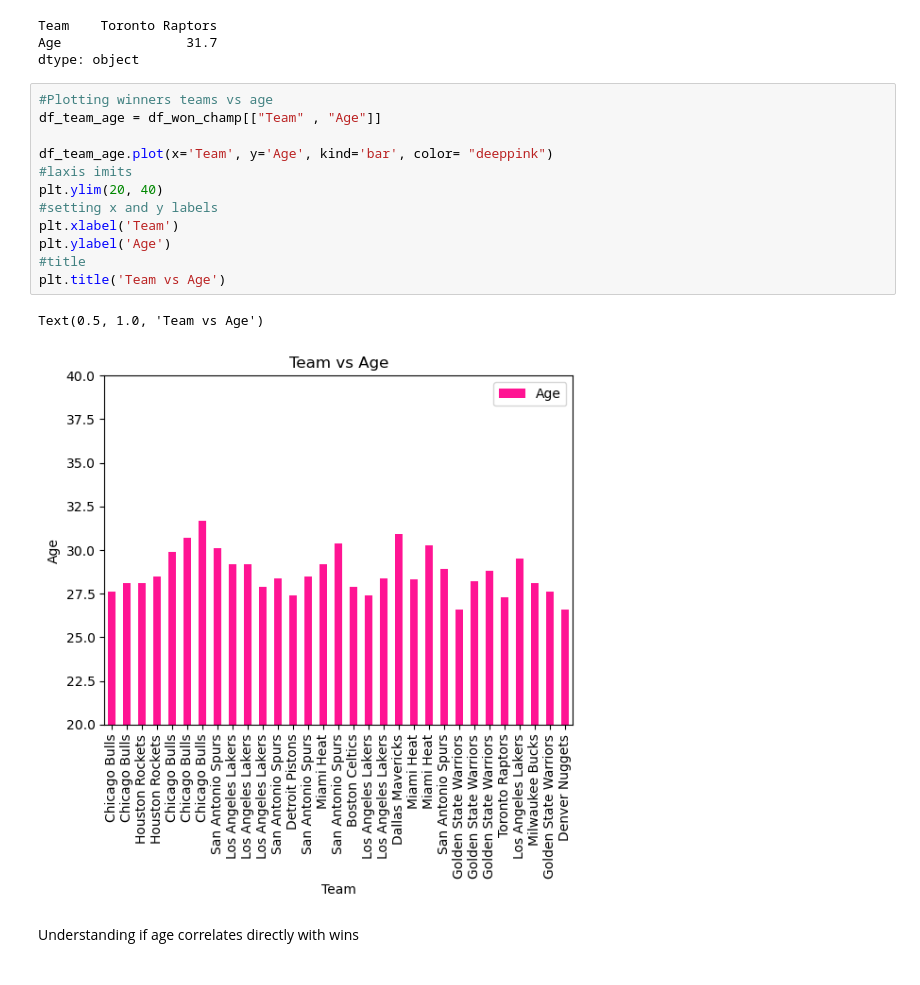
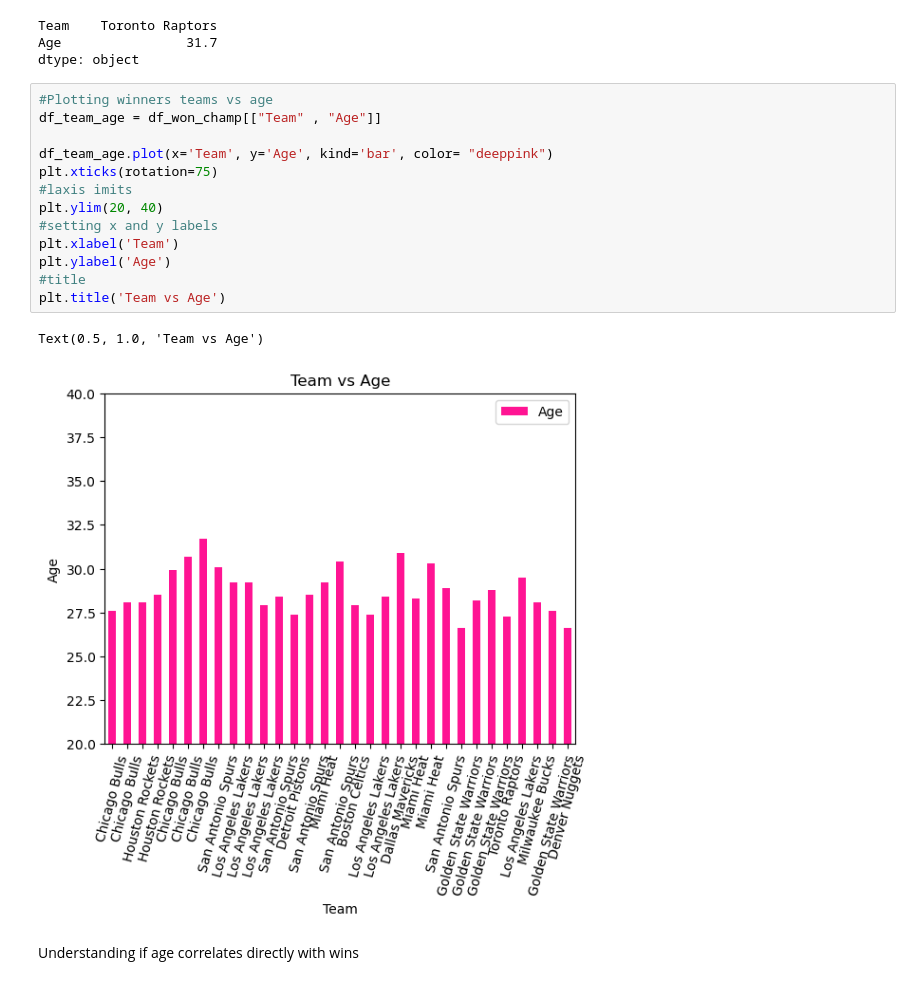
Before and after one commit to jrios46/Project2-MBA-Playoffs, a Jupyter notebook: Statistics.ipynb, the cells around one changed output. Saved outputs shown, nothing was run; the diff lists cells and outputs as text.

Commit message:
small change to graph axis description

```diff
--- a/Statistics.ipynb
+++ b/Statistics.ipynb
@@ -308,18 +309,19 @@ dtype: object
 # %%
 #Plotting winners teams vs age
 df_team_age = df_won_champ[["Team" , "Age"]]
 
 df_team_age.plot(x='Team', y='Age', kind='bar', color= "deeppink")
+plt.xticks(rotation=75)
 #laxis imits
 plt.ylim(20, 40)
 #setting x and y labels
 plt.xlabel('Team')
 plt.ylabel('Age')
 #title
 plt.title('Team vs Age')
 # %% [output]
 Text(0.5, 1.0, 'Team vs Age')
-[figure, old version]
+[figure, new version]
 # %% [markdown]
 Understanding if age correlates directly with wins
 # %%
```
Also changed, not shown: parts of 5 cells of this notebook.
